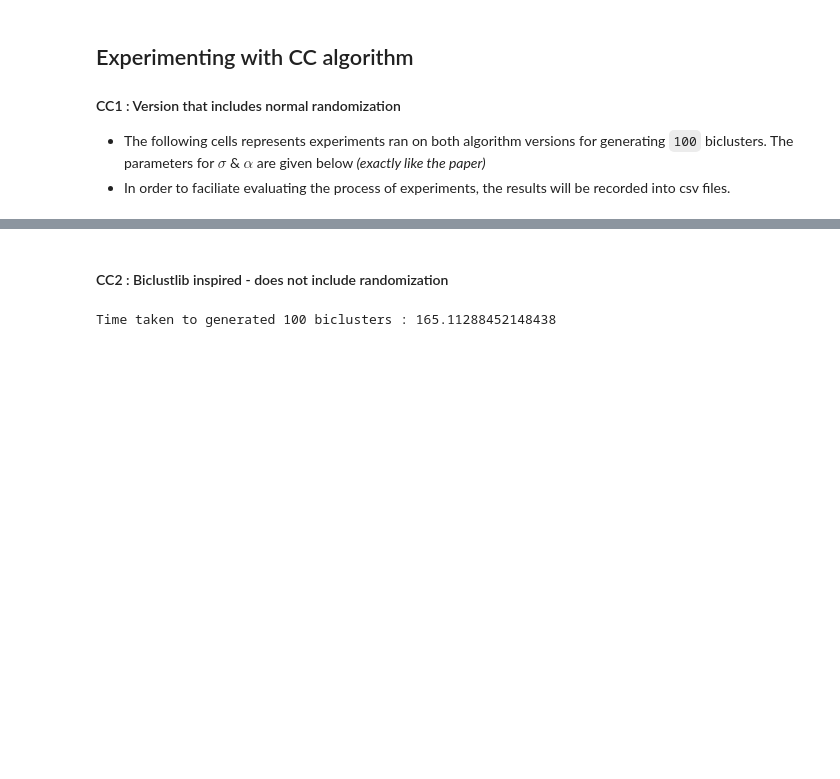
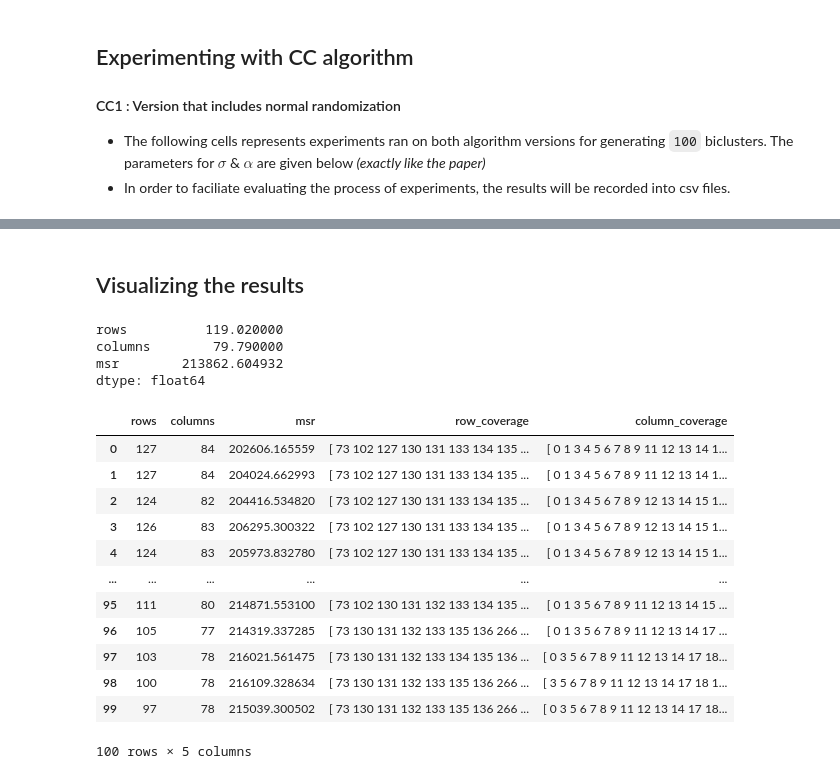
Before and after one commit to ikram-md/biclustering_algorithms, a Jupyter notebook: human_b_exp.ipynb, the cells around one changed output, grey strips where cells are left out. Saved outputs shown, nothing was run; the diff lists cells and outputs as text; code cells hidden in the pictures; blank space fills up the shorter version.

Commit message:
chore(ccp): additional changes to previous files and added the heterogenous-dataset notebook

```diff
--- a/human_b_exp.ipynb
+++ b/human_b_exp.ipynb
@@ -138,17 +155,29 @@ data_factory.write_into_csv(EXP_INDEX, exp.biclusters,data.shape, f"{RESULTS_PAT
-# %% [markdown]
-#### CC2 : Biclustlib inspired - does not include randomization
-# %%
-EXP_INDEX = 1
-RESULTS_PATH = f"{os.getcwd()}/experiments/human_b_cells/cc2/"
-SIGMA = 150 #biclsuter threshold
-ALPHA =1.2 #node addition threshold
-
-for sample in tqdm(range(len(experiements))):
-    start_time = time.time()
-    exp = CCA(SIGMA, ALPHA, nb_biclusters=experiements[sample])
-    exp.run(data)
-    print(f"Time taken to generated {experiements[sample]} biclusters : {time.time() - start_time}")
-
-data_factory.write_into_csv(EXP_INDEX, exp.biclusters,data.shape, f"{RESULTS_PATH}/exp-{EXP_INDEX}.csv")
-# %% [output]
-Time taken to generated 100 biclusters : 165.11288452148438
+# %% [markdown]
+## Visualizing the results
+# %%
+df = pd.read_csv(f"./experiments/human-b-cells/cca2/exp-{EXP_INDEX}.csv")
+df[['rows', 'columns', 'msr']].mean()
+# %% [output]
+rows          119.020000
+columns        79.790000
+msr        213862.604932
+dtype: float64
+# %%
+def parse_frame(rows, cols):
+    rows1_str_cleaned, column1_str_cleaned = rows.strip('[]').replace('\n', '').split(), cols.strip('[]').replace('\n', '').split()
+    rows1_array_int, columns1_array_int = [int(x) for x in rows1_str_cleaned], [int(y) for y in column1_str_cleaned]
+    return np.array(rows1_array_int), np.array(columns1_array_int)
+# %% [output]
+|  | rows | columns | msr | row_coverage | column_coverage |
+| 0 | 127 | 84 | 202606.165559 | [ 73 102 127 130 131 133 134 135 ... | [ 0 1 3 4 5 6 7 8 9 11 12 13 14 1... |
+| 1 | 127 | 84 | 204024.662993 | [ 73 102 127 130 131 133 134 135 ... | [ 0 1 3 4 5 6 7 8 9 11 12 13 14 1... |
+| 2 | 124 | 82 | 204416.534820 | [ 73 102 127 130 131 133 134 135 ... | [ 0 1 3 4 5 6 7 8 9 12 13 14 15 1... |
+| 3 | 126 | 83 | 206295.300322 | [ 73 102 127 130 131 133 134 135 ... | [ 0 1 3 4 5 6 7 8 9 12 13 14 15 1... |
+| 4 | 124 | 83 | 205973.832780 | [ 73 102 127 130 131 133 134 135 ... | [ 0 1 3 4 5 6 7 8 9 12 13 14 15 1... |
+| ... | ... | ... | ... | ... | ... |
+| 95 | 111 | 80 | 214871.553100 | [ 73 102 130 131 132 133 134 135 ... | [ 0 1 3 5 6 7 8 9 11 12 13 14 15 ... |
+| 96 | 105 | 77 | 214319.337285 | [ 73 130 131 132 133 135 136 266 ... | [ 0 1 3 5 6 7 8 9 11 12 13 14 17 ... |
+| 97 | 103 | 78 | 216021.561475 | [ 73 130 131 132 133 134 135 136 ... | [ 0 3 5 6 7 8 9 11 12 13 14 17 18... |
+| 98 | 100 | 78 | 216109.328634 | [ 73 130 131 132 133 135 136 266 ... | [ 3 5 6 7 8 9 11 12 13 14 17 18 1... |
+| 99 | 97 | 78 | 215039.300502 | [ 73 130 131 132 133 135 136 266 ... | [ 0 3 5 6 7 8 9 11 12 13 14 17 18... |
+100 rows × 5 columns
```
Also changed, not shown: parts of 3 cells of this notebook, 8 other files.
